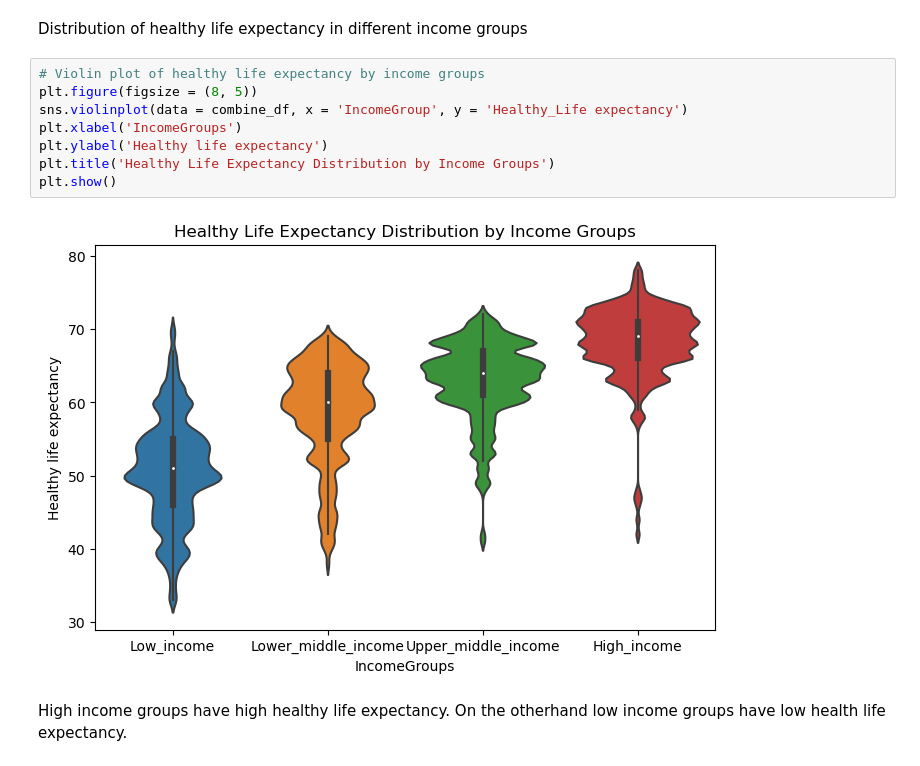
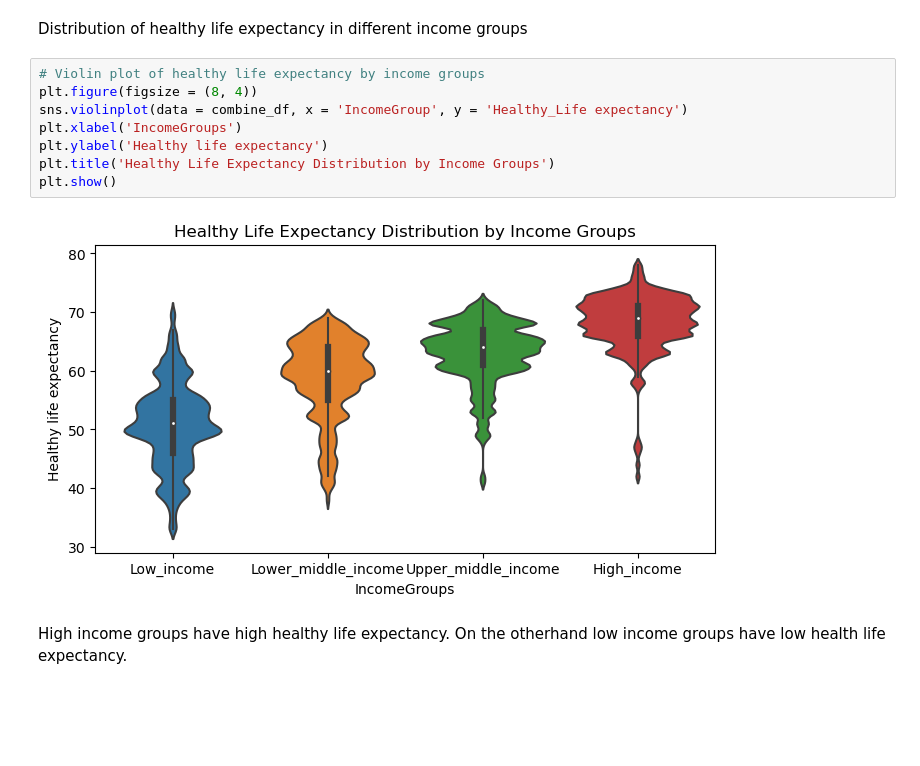
Before and after one commit to Fozeyasaid/Capston, a Jupyter notebook: Capstone .ipynb, the cells around one changed output. Drawn from its saved outputs; the diff is of its cells as text; blank space fills up the shorter version.

```diff
--- a/Capstone .ipynb
+++ b/Capstone .ipynb
@@ -397,14 +396,14 @@ Both distribution tables have a negatively skewed data (their mean is less than
 Distribution of healthy life expectancy in different income groups
 # %%
 # Violin plot of healthy life expectancy by income groups
-plt.figure(figsize = (8, 5))
+plt.figure(figsize = (8, 4))
 sns.violinplot(data = combine_df, x = 'IncomeGroup', y = 'Healthy_Life expectancy')
 plt.xlabel('IncomeGroups')
 plt.ylabel('Healthy life expectancy')
 plt.title('Healthy Life Expectancy Distribution by Income Groups')
 plt.show()
 # %% [output]
-[figure, old version]
+[figure, new version]
 # %% [markdown]
 High income groups have high healthy life expectancy. On the otherhand low income groups have low health life expectancy.
 # %%
```
Also changed, not shown: parts of 44 cells of this notebook, 1 other file.
